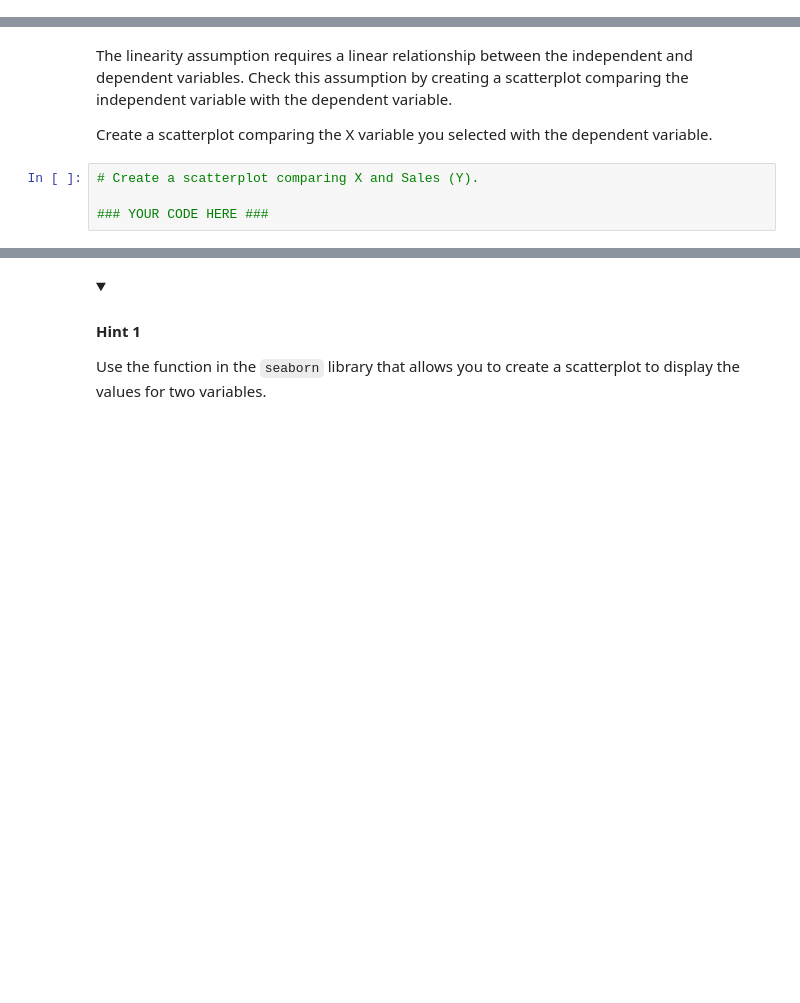
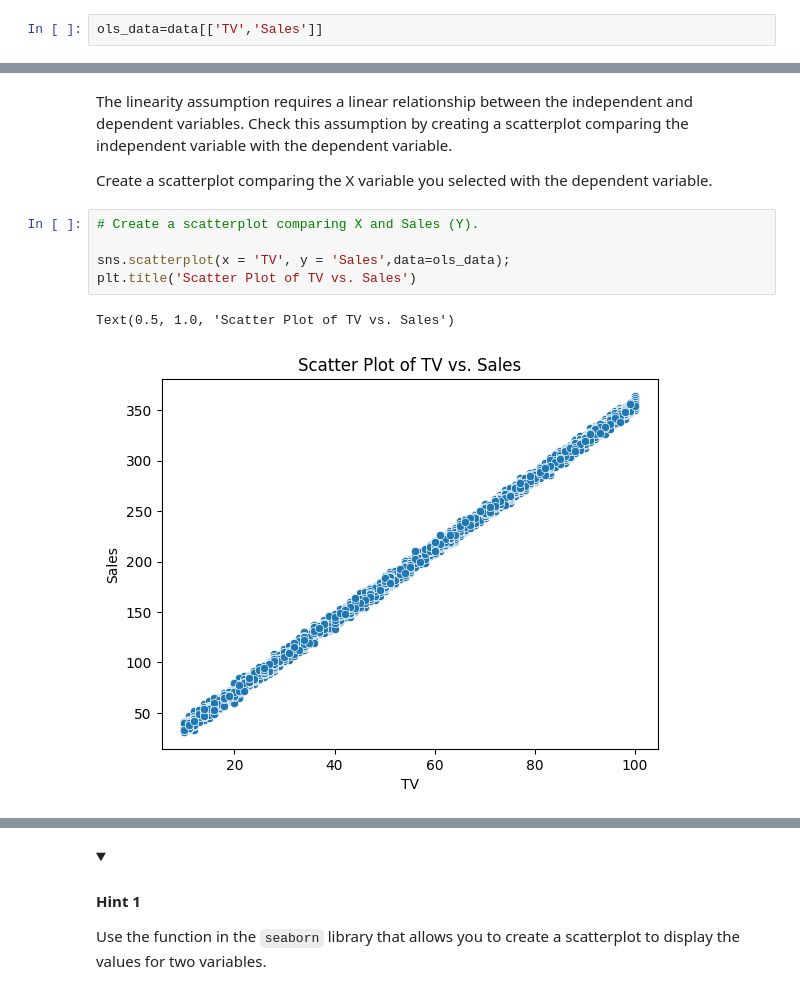
Before and after one commit to Cyberoctane29/Python-For-Data-Analysis, a Jupyter notebook: Course-5/Module_2/4_activity_evaluate_simple_linear_regression.ipynb, the cells around one changed output, grey strips where cells are left out. Saved outputs shown, nothing was run; the diff lists cells and outputs as text; folded sections open; blank space fills up the shorter version.

```diff
--- a/Course-5/Module_2/4_activity_evaluate_simple_linear_regression.ipynb
+++ b/Course-5/Module_2/4_activity_evaluate_simple_linear_regression.ipynb
@@ -293,0 +318,2 @@ Replace the comment with the correct code. Use the variable you chose for `X` fo
+# %%
+ols_data=data[['TV','Sales']]
@@ -359,4 +422,8 @@ Create a scatterplot comparing the X variable you selected with the dependent va
 # %%
 # Create a scatterplot comparing X and Sales (Y).
 
-### YOUR CODE HERE ###
+sns.scatterplot(x = 'TV', y = 'Sales',data=ols_data);
+plt.title('Scatter Plot of TV vs. Sales')
+# %% [output]
+Text(0.5, 1.0, 'Scatter Plot of TV vs. Sales')
+[figure, added]
```
Also changed, not shown: parts of 42 cells of this notebook.
